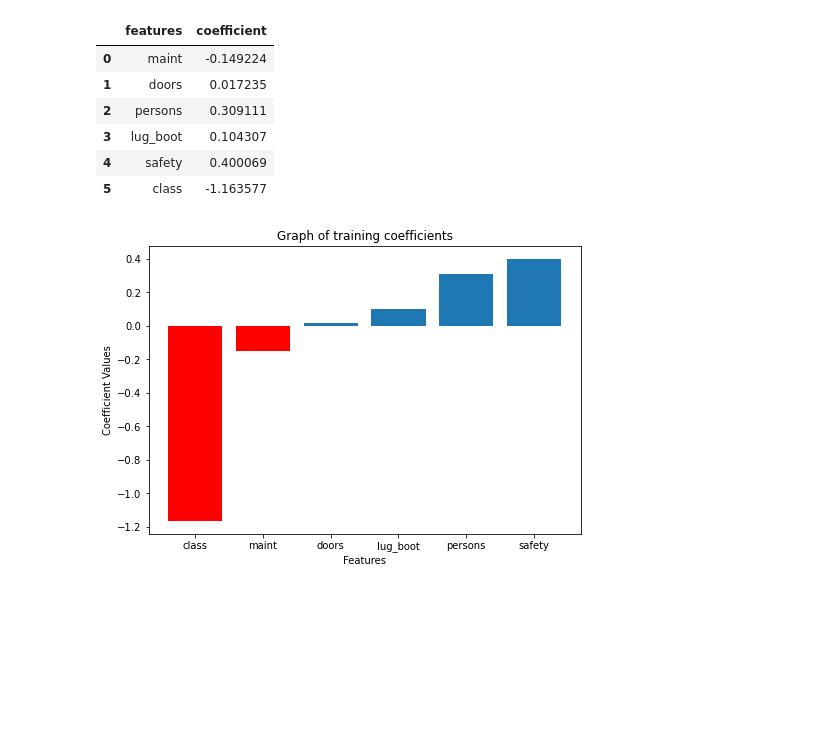
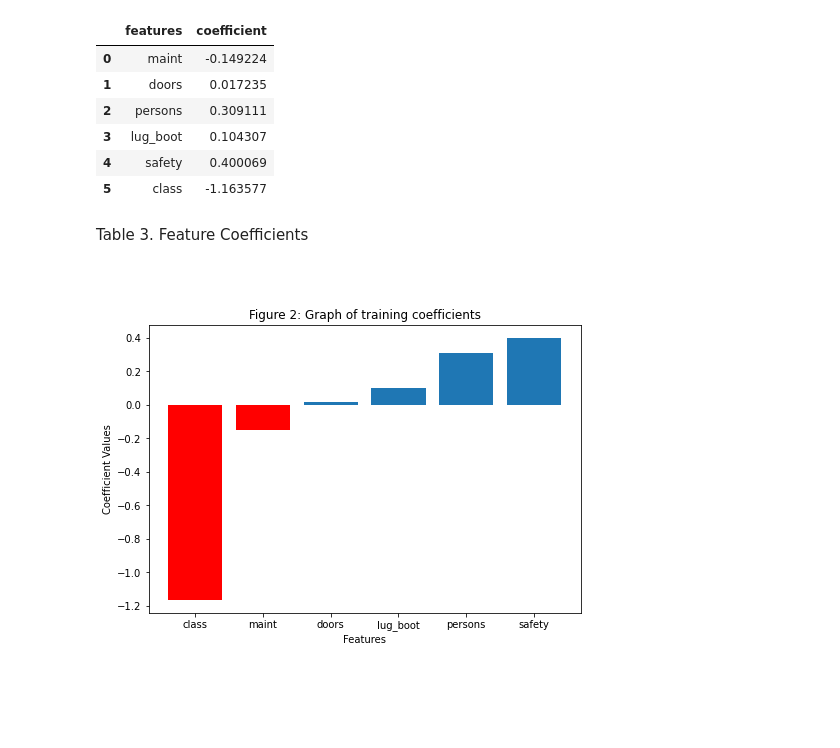
Before and after one commit to DSCI-310/DSCI-310-Group-9-, a Jupyter notebook: car_analysis.ipynb, the cells around one changed output. Cells and saved outputs as stored; diff of their text form; code cells hidden in the pictures; blank space fills up the shorter version.

Commit message:
added table and figure #

```diff
--- a/car_analysis.ipynb
+++ b/car_analysis.ipynb
@@ -29,6 +29,7 @@ We are interested in determining the relationship between the buying price of a
 # %%
 # loading dataset in a readable dataframe
 car_table = pd.read_table('data/car.data', sep = ",", header=None, names = ["price", "maint", "doors", "persons", "lug_boot", "safety", "class"],)
+car_table.style.set_caption('Table 1')
 car_table
 # %% [output]
 |  | price | maint | doors | persons | lug_boot | safety | class |
@@ -144,20 +157,26 @@ pd.DataFrame(data)
 | 3 | lug_boot | 0.104307 |
 | 4 | safety | 0.400069 |
 | 5 | class | -1.163577 |
+# %% [markdown]
+Table 3. Feature Coefficients
+&nbsp;
+
+
+&nbsp;
 # %%
 df1 = df1.sort_values(by=['coefficient'])
 
 fig2 = plt.figure()
 axes = fig2.add_axes([0,0,1,1])
-axes.set_title('Graph of training coefficients')
+axes.set_title('Figure 2: Graph of training coefficients')
 axes.set_xlabel('Features')
 axes.set_ylabel('Coefficient Values')
 
 axes.bar(df1['features'][:2], df1['coefficient'][:2], color="red")
 axes.bar(df1['features'][2:], df1['coefficient'][2:])
 plt.show()
 # %% [output]
-[figure, old version]
+[figure, new version]
 # %% [markdown]
 &nbsp;
 
```
Also changed, not shown: parts of 3 cells of this notebook, 1 other file.
